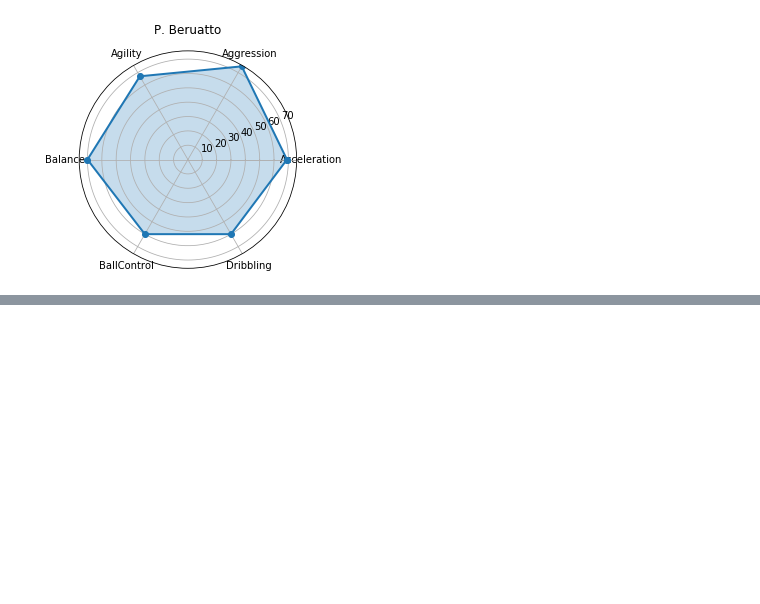
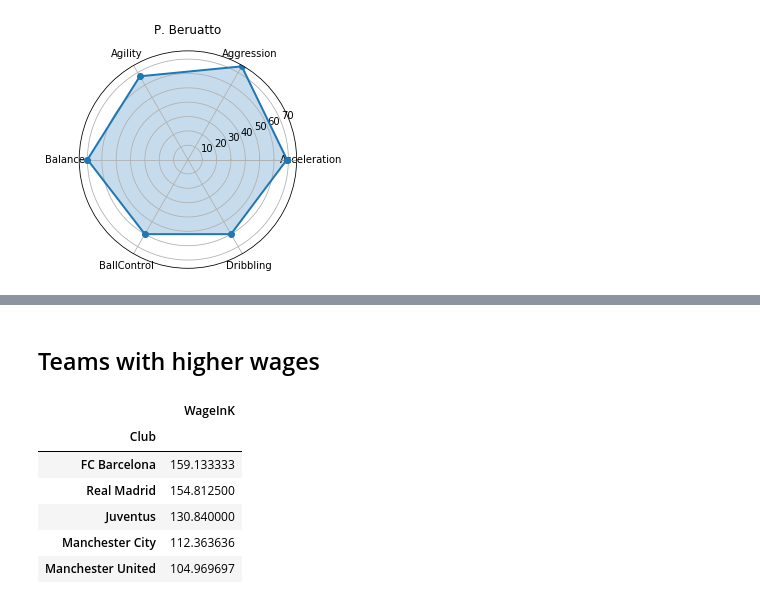
Before and after one commit to alvarofc/FIFA19, a Jupyter notebook: FIFA19.ipynb, the cells around one changed output, grey strips where cells are left out. Cells and saved outputs as stored; diff of their text form; code cells hidden in the pictures; blank space fills up the shorter version.

```diff
--- a/FIFA19.ipynb
+++ b/FIFA19.ipynb
@@ -144,0 +161,12 @@ for i in range(len(defense)):
+# %% [markdown]
+## Teams with higher wages
+# %%
+fifa.groupby('Club').mean().sort_values(by='WageInK', ascending=False)[['WageInK']][:5]
+# %% [output]
+|  | WageInK |
+| Club |  |
+| FC Barcelona | 159.133333 |
+| Real Madrid | 154.812500 |
+| Juventus | 130.840000 |
+| Manchester City | 112.363636 |
+| Manchester United | 104.969697 |
```
Also changed, not shown: parts of 8 cells of this notebook.
